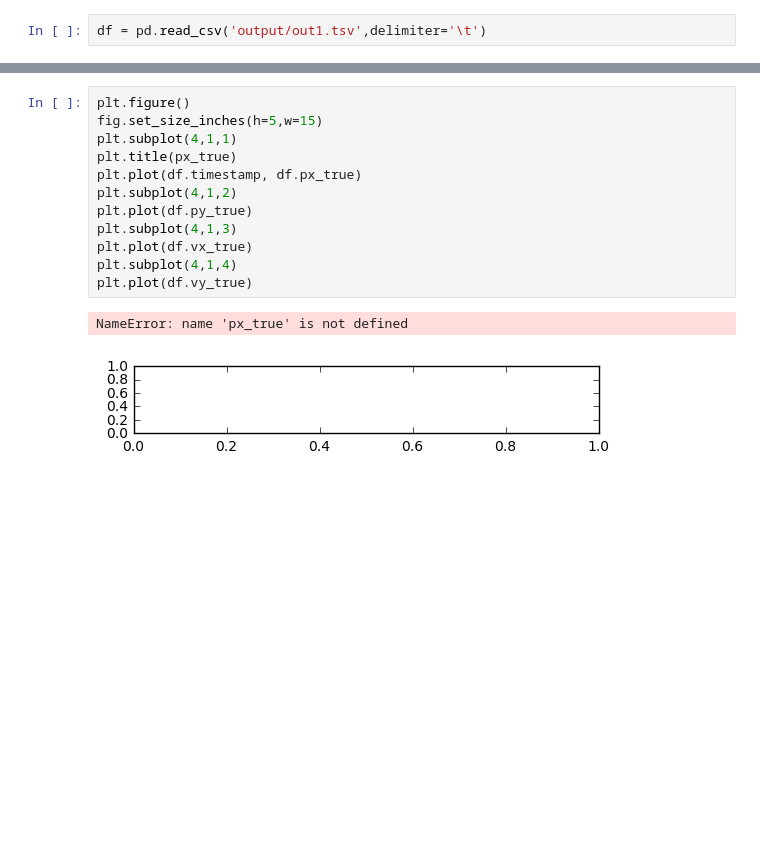
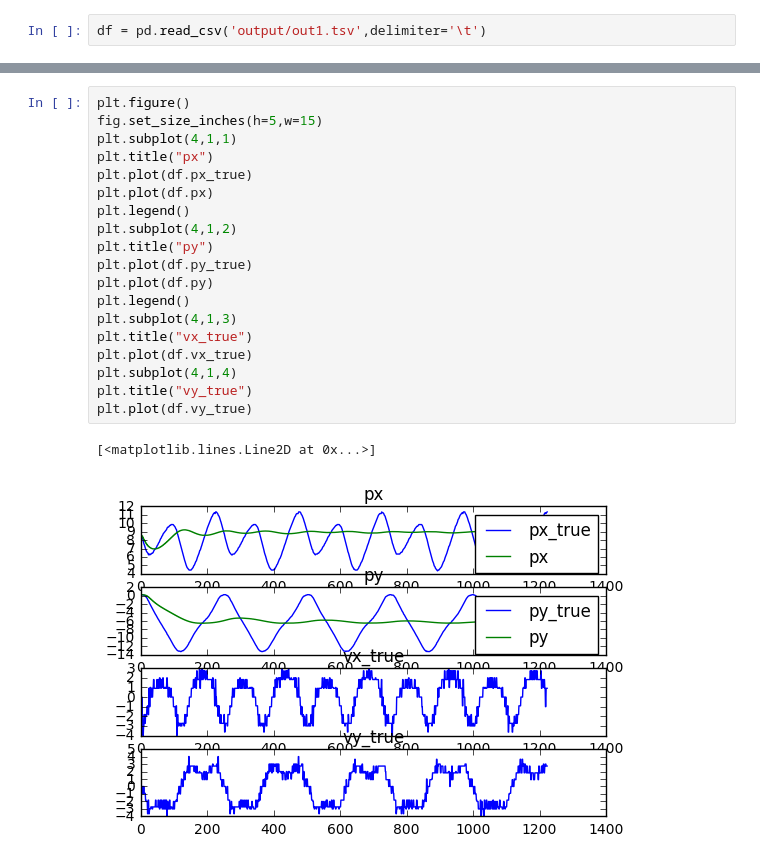
Before and after one commit to berickson/CarND-Unscented-Kalman-Filter-Project, a Jupyter notebook: analysis.ipynb, the cells around one changed output, grey strips where cells are left out. Cells and saved outputs as stored; diff of their text form; blank space fills up the shorter version.

```diff
--- a/analysis.ipynb
+++ b/analysis.ipynb
@@ -49,17 +61,24 @@ plt.plot(df.vx_true, df.vy_true);
 # %%
 plt.figure()
 fig.set_size_inches(h=5,w=15)
 plt.subplot(4,1,1)
-plt.title(px_true)
-plt.plot(df.timestamp, df.px_true)
+plt.title("px")
+plt.plot(df.px_true)
+plt.plot(df.px)
+plt.legend()
 plt.subplot(4,1,2)
+plt.title("py")
 plt.plot(df.py_true)
+plt.plot(df.py)
+plt.legend()
 plt.subplot(4,1,3)
+plt.title("vx_true")
 plt.plot(df.vx_true)
 plt.subplot(4,1,4)
+plt.title("vy_true")
 plt.plot(df.vy_true)
 # %% [output]
-NameError: name 'px_true' is not defined
+[<matplotlib.lines.Line2D at 0x...>]
-[figure, old version]
+[figure, new version]
 # %%
 df
```
Also changed, not shown: parts of 6 cells of this notebook, 5 other files.
